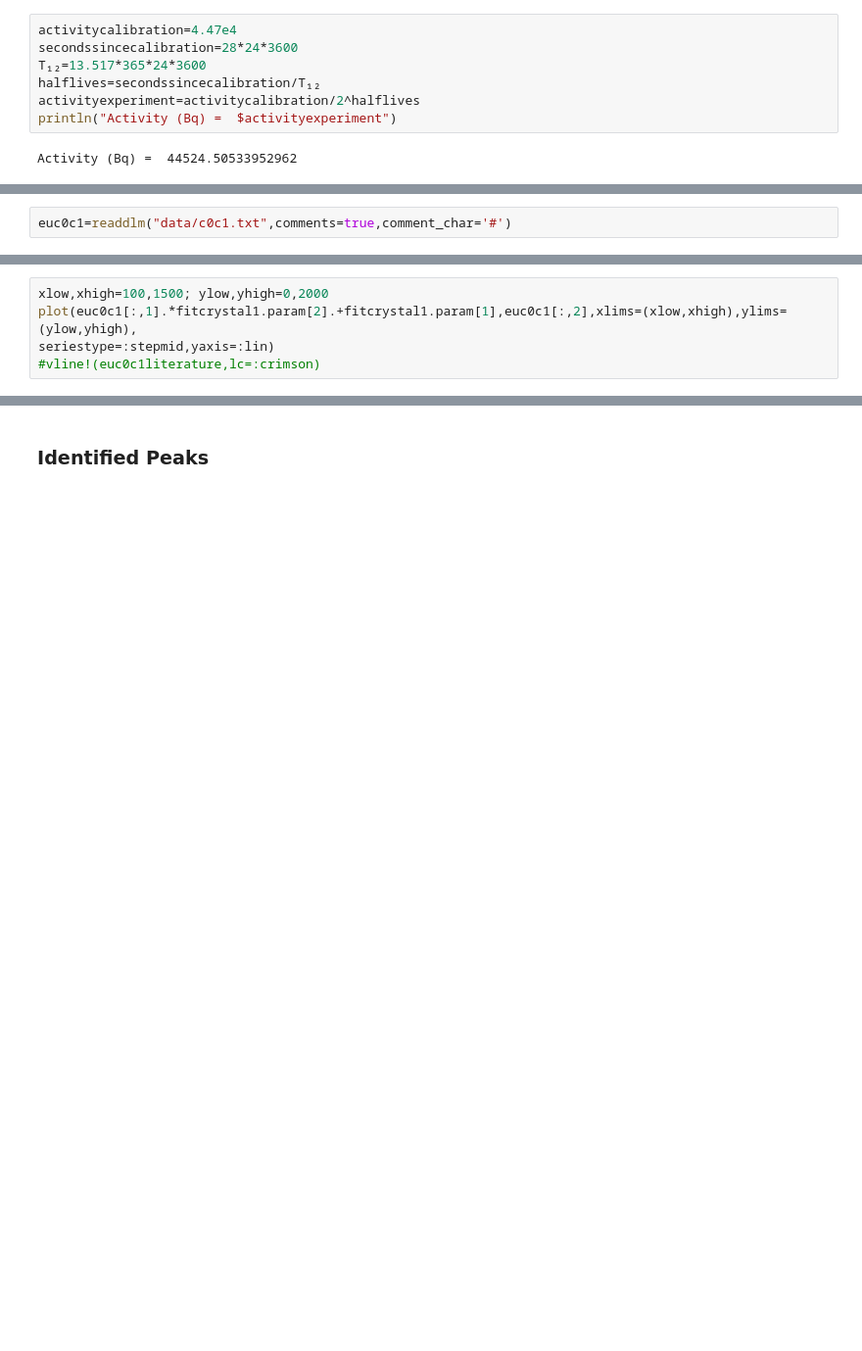
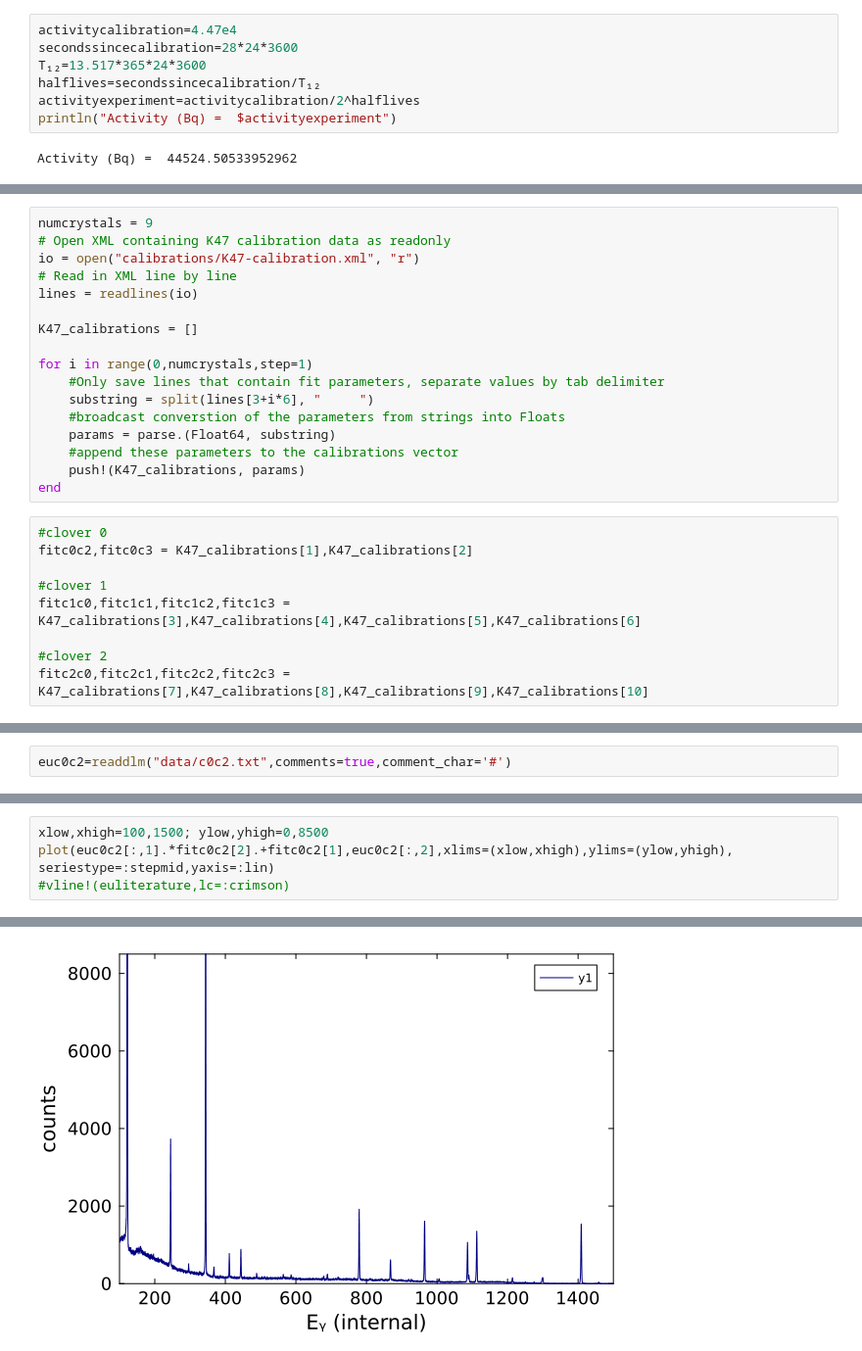
Before and after one commit to mmadurga/VITO-ENiGMA, a Jupyter notebook: 152Eu_crystal-calibration.ipynb, the cells around one changed output, grey strips where cells are left out. Shown at 98% size. Drawn from its saved outputs; the diff is of its cells as text; blank space fills up the shorter version.

Commit message:
152Eu Peaks are fitted for c0c2

```diff
--- a/152Eu_crystal-calibration.ipynb
+++ b/152Eu_crystal-calibration.ipynb
@@ -65,0 +74,26 @@ Activity (Bq) =  44524.50533952962
+# %%
+numcrystals = 9
+# Open XML containing K47 calibration data as readonly
+io = open("calibrations/K47-calibration.xml", "r")
+# Read in XML line by line
+lines = readlines(io)
+
+K47_calibrations = []
+
+for i in range(0,numcrystals,step=1)
+    #Only save lines that contain fit parameters, separate values by tab delimiter
+    substring = split(lines[3+i*6], "     ")
+    #broadcast converstion of the parameters from strings into Floats
+    params = parse.(Float64, substring)
+    #append these parameters to the calibrations vector
+    push!(K47_calibrations, params)
+end
+# %%
+#clover 0
+fitc0c2,fitc0c3 = K47_calibrations[1],K47_calibrations[2]
+
+#clover 1
+fitc1c0,fitc1c1,fitc1c2,fitc1c3 = K47_calibrations[3],K47_calibrations[4],K47_calibrations[5],K47_calibrations[6]
+
+#clover 2
+fitc2c0,fitc2c1,fitc2c2,fitc2c3 = K47_calibrations[7],K47_calibrations[8],K47_calibrations[9],K47_calibrations[10]
@@ -70,4 +106,4 @@ Activity (Bq) =  44524.50533952962
 # %%
-euc0c1=readdlm("data/c0c1.txt",comments=true,comment_char='#')
+euc0c2=readdlm("data/c0c2.txt",comments=true,comment_char='#')
 # %% [output]
 16384×3 Matrix{Float64}:
@@ -88,8 +124,8 @@ euc0c1=readdlm("data/c0c1.txt",comments=true,comment_char='#')
  16382.5      0.0    0.0
  16383.5      0.0    0.0
 # %%
-xlow,xhigh=100,1500; ylow,yhigh=0,2000
-plot(euc0c1[:,1].*fitcrystal1.param[2].+fitcrystal1.param[1],euc0c1[:,2],xlims=(xlow,xhigh),ylims=(ylow,yhigh),
+xlow,xhigh=100,1500; ylow,yhigh=0,8500
+plot(euc0c2[:,1].*fitc0c2[2].+fitc0c2[1],euc0c2[:,2],xlims=(xlow,xhigh),ylims=(ylow,yhigh),
 seriestype=:stepmid,yaxis=:lin)
-#vline!(euc0c1literature,lc=:crimson)
+#vline!(euliterature,lc=:crimson)
 # %% [output]
@@ -98,2 +134 @@ Suggestion: check for spelling errors or missing imports.
+[figure, added]
-# %% [markdown]
-### Identified Peaks
```
Also changed, not shown: parts of 39 cells of this notebook, 1 other file.
